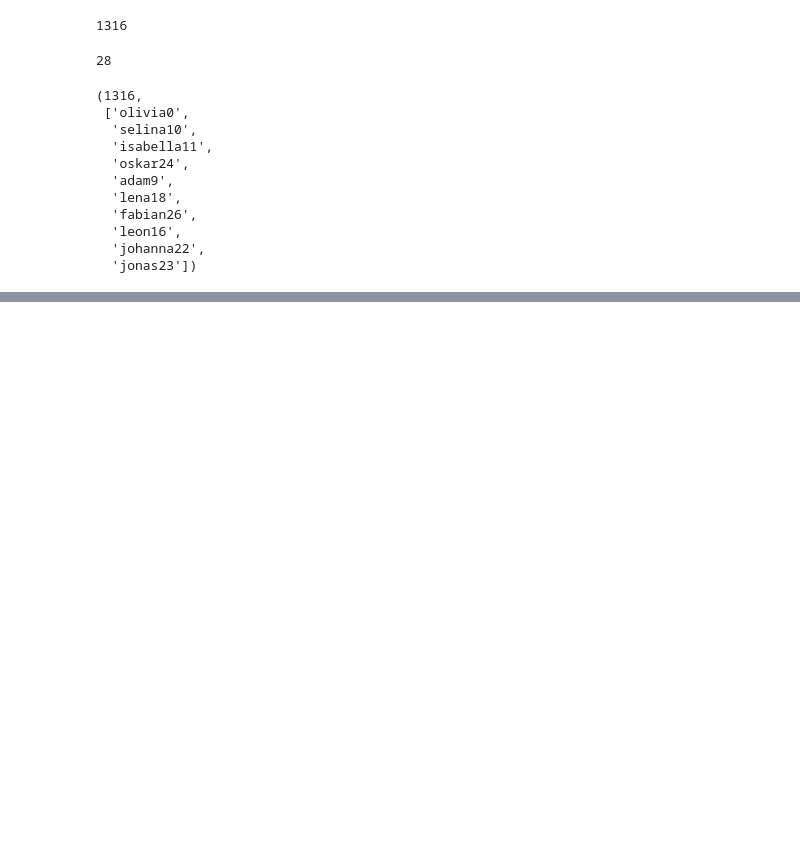
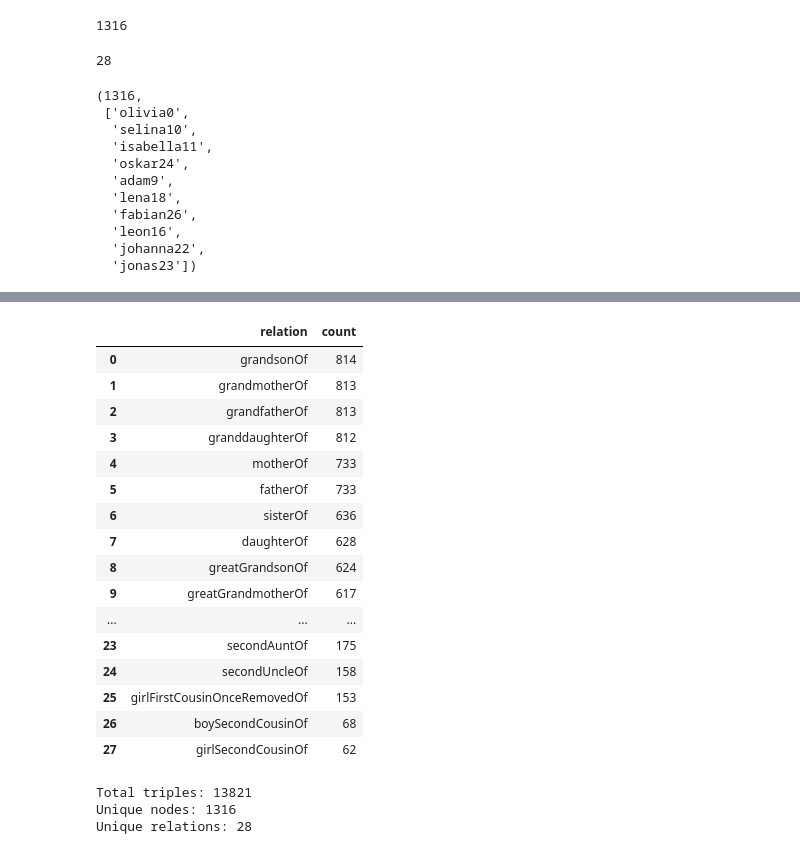
Before and after one commit to phanindragollapalli/A-Study-on-MetaFam-Knowledge-Graph, a Jupyter notebook: scripts/task-1.ipynb, the cells around one changed output, grey strips where cells are left out. Cells and saved outputs as stored; diff of their text form; code cells hidden in the pictures; blank space fills up the shorter version.

```diff
--- a/scripts/task-1.ipynb
+++ b/scripts/task-1.ipynb
@@ -61,0 +88,31 @@ len(unique_nodes), unique_nodes[:10]
+# %%
+relation_stats_df = relation_counts.reset_index()
+relation_stats_df.columns = ["relation", "count"]
+
+relation_stats_df
+# %% [output]
+|  | relation | count |
+| 0 | grandsonOf | 814 |
+| 1 | grandmotherOf | 813 |
+| 2 | grandfatherOf | 813 |
+| 3 | granddaughterOf | 812 |
+| 4 | motherOf | 733 |
+| 5 | fatherOf | 733 |
+| 6 | sisterOf | 636 |
+| 7 | daughterOf | 628 |
+| 8 | greatGrandsonOf | 624 |
+| 9 | greatGrandmotherOf | 617 |
+| ... | ... | ... |
+| 23 | secondAuntOf | 175 |
+| 24 | secondUncleOf | 158 |
+| 25 | girlFirstCousinOnceRemovedOf | 153 |
+| 26 | boySecondCousinOf | 68 |
+| 27 | girlSecondCousinOf | 62 |
+# %%
+print("Total triples:", len(df))
+print("Unique nodes:", len(unique_nodes))
+print("Unique relations:", len(relation_count_dict))
+# %% [output]
+Total triples: 13821
+Unique nodes: 1316
+Unique relations: 28
```
Also changed, not shown: parts of 5 cells of this notebook, 1 other file.
